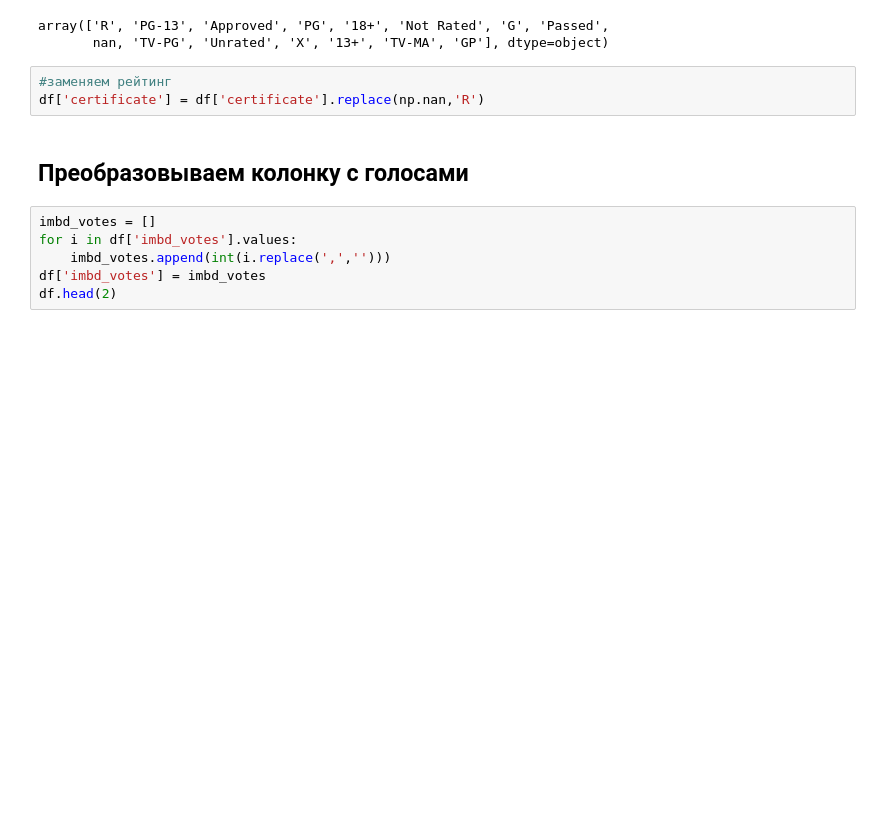
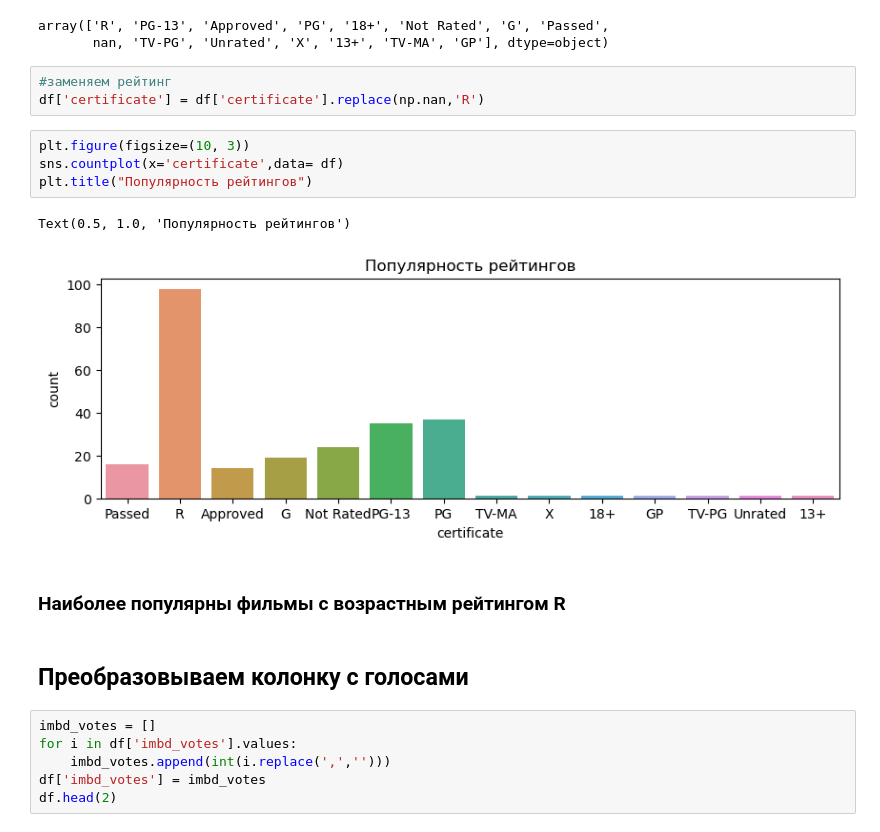
Before and after one commit to Hitron4ik/diplom, a Jupyter notebook: Diplom_project.ipynb, the cells around one changed output. Cells and saved outputs as stored; diff of their text form; blank space fills up the shorter version.

```diff
--- a/Diplom_project.ipynb
+++ b/Diplom_project.ipynb
@@ -92,6 +94,15 @@ array(['R', 'PG-13', 'Approved', 'PG', '18+', 'Not Rated', 'G', 'Passed',
 # %%
 #заменяем рейтинг
 df['certificate'] = df['certificate'].replace(np.nan,'R')
+# %%
+plt.figure(figsize=(10, 3))
+sns.countplot(x='certificate',data= df)
+plt.title("Популярность рейтингов")
+# %% [output]
+Text(0.5, 1.0, 'Популярность рейтингов')
+[figure, added]
+# %% [markdown]
+### Наиболее популярны фильмы с возрастным рейтингом R
 # %% [markdown]
 ## Преобразовываем колонку с голосами
 # %%
```
Also changed, not shown: parts of 31 cells of this notebook.
